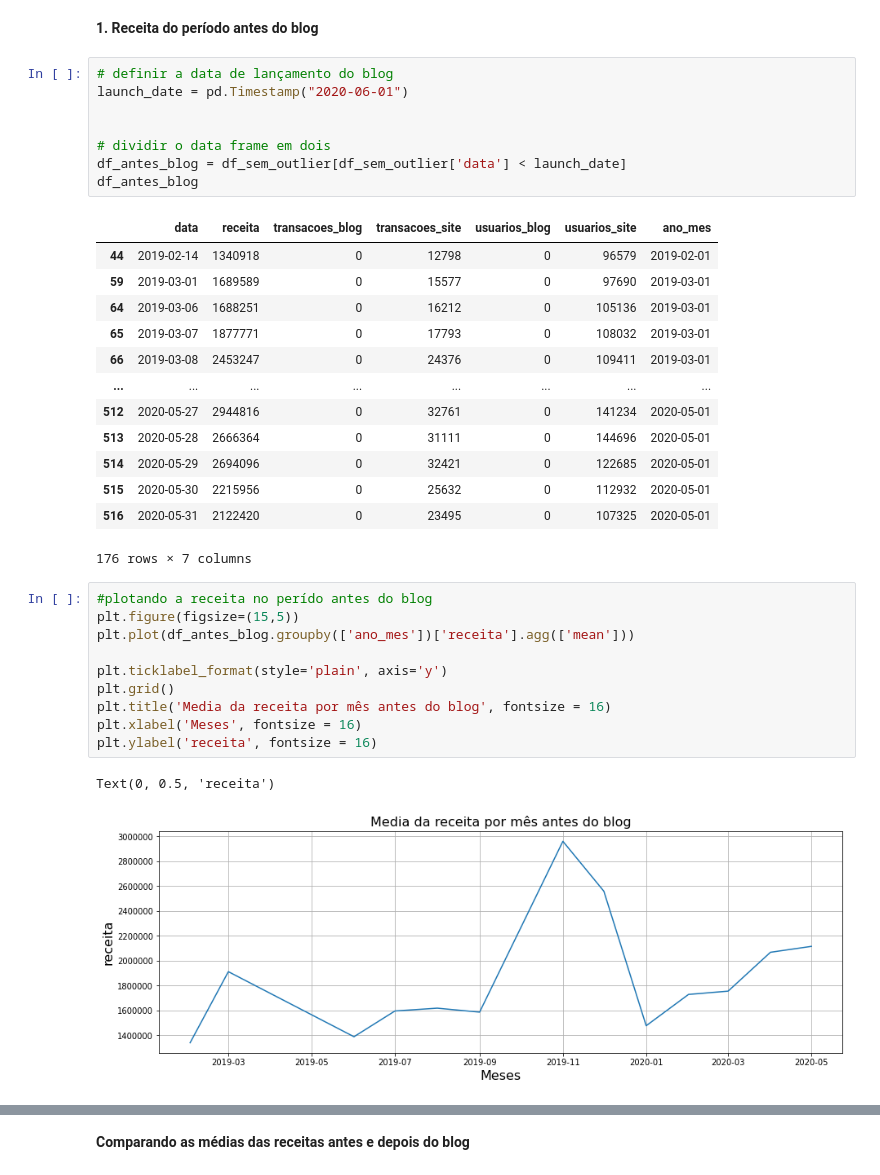
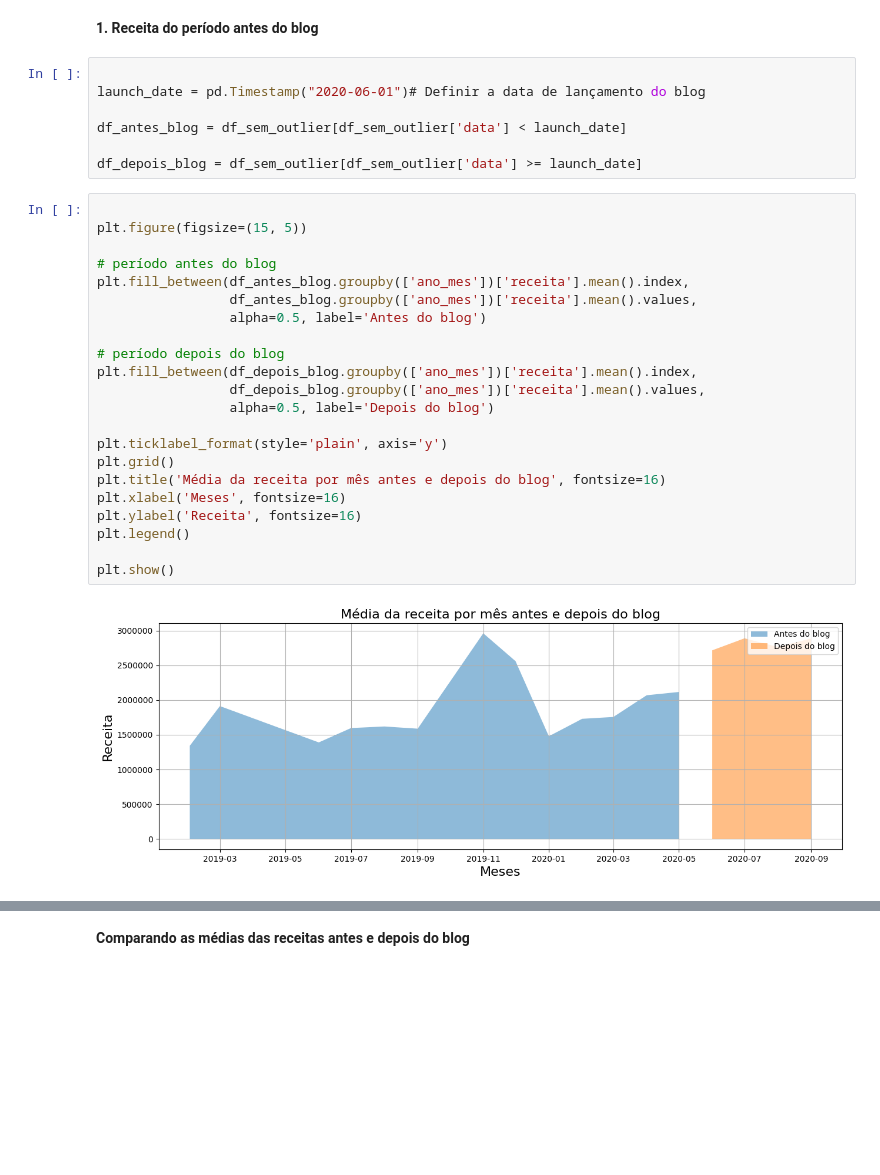
Before and after one commit to LaizaCostaa/Case-An-lise-de-faturamento-Blog-x-Site, a Jupyter notebook: Case_blogxsite.ipynb, the cells around one changed output, grey strips where cells are left out. Drawn from its saved outputs; the diff is of its cells as text; blank space fills up the shorter version.

```diff
--- a/Case_blogxsite.ipynb
+++ b/Case_blogxsite.ipynb
@@ -151,40 +199,36 @@ plt.show()
 # %% [markdown]
 **1. Receita do período antes do blog**
 # %%
-# definir a data de lançamento do blog
-launch_date = pd.Timestamp("2020-06-01")
 
+launch_date = pd.Timestamp("2020-06-01")# Definir a data de lançamento do blog
 
-# dividir o data frame em dois
 df_antes_blog = df_sem_outlier[df_sem_outlier['data'] < launch_date]
-df_antes_blog
+
+df_depois_blog = df_sem_outlier[df_sem_outlier['data'] >= launch_date]
-# %% [output]
-|  | data | receita | transacoes_blog | transacoes_site | usuarios_blog | usuarios_site | ano_mes |
-| 44 | 2019-02-14 | 1340918 | 0 | 12798 | 0 | 96579 | 2019-02-01 |
-| 59 | 2019-03-01 | 1689589 | 0 | 15577 | 0 | 97690 | 2019-03-01 |
-| 64 | 2019-03-06 | 1688251 | 0 | 16212 | 0 | 105136 | 2019-03-01 |
-| 65 | 2019-03-07 | 1877771 | 0 | 17793 | 0 | 108032 | 2019-03-01 |
-| 66 | 2019-03-08 | 2453247 | 0 | 24376 | 0 | 109411 | 2019-03-01 |
-| ... | ... | ... | ... | ... | ... | ... | ... |
-| 512 | 2020-05-27 | 2944816 | 0 | 32761 | 0 | 141234 | 2020-05-01 |
-| 513 | 2020-05-28 | 2666364 | 0 | 31111 | 0 | 144696 | 2020-05-01 |
-| 514 | 2020-05-29 | 2694096 | 0 | 32421 | 0 | 122685 | 2020-05-01 |
-| 515 | 2020-05-30 | 2215956 | 0 | 25632 | 0 | 112932 | 2020-05-01 |
-| 516 | 2020-05-31 | 2122420 | 0 | 23495 | 0 | 107325 | 2020-05-01 |
-176 rows × 7 columns
 # %%
-#plotando a receita no perído antes do blog
-plt.figure(figsize=(15,5))
-plt.plot(df_antes_blog.groupby(['ano_mes'])['receita'].agg(['mean']))
+
+plt.figure(figsize=(15, 5))
+
+# período antes do blog
+plt.fill_between(df_antes_blog.groupby(['ano_mes'])['receita'].mean().index,
+                 df_antes_blog.groupby(['ano_mes'])['receita'].mean().values,
+                 alpha=0.5, label='Antes do blog')
+
+# período depois do blog
+plt.fill_between(df_depois_blog.groupby(['ano_mes'])['receita'].mean().index,
+                 df_depois_blog.groupby(['ano_mes'])['receita'].mean().values,
+                 alpha=0.5, label='Depois do blog')
 
 plt.ticklabel_format(style='plain', axis='y')
 plt.grid()
-plt.title('Media da receita por mês antes do blog', fontsize = 16)
-plt.xlabel('Meses', fontsize = 16)
-plt.ylabel('receita', fontsize = 16)
+plt.title('Média da receita por mês antes e depois do blog', fontsize=16)
+plt.xlabel('Meses', fontsize=16)
+plt.ylabel('Receita', fontsize=16)
+plt.legend()
+
+plt.show()
 # %% [output]
-Text(0, 0.5, 'receita')
-[figure, old version]
+[figure, new version]
 # %% [markdown]
 **Comportamento da receita do site antes do blog:**
 
```
Also changed, not shown: parts of 70 cells of this notebook.
